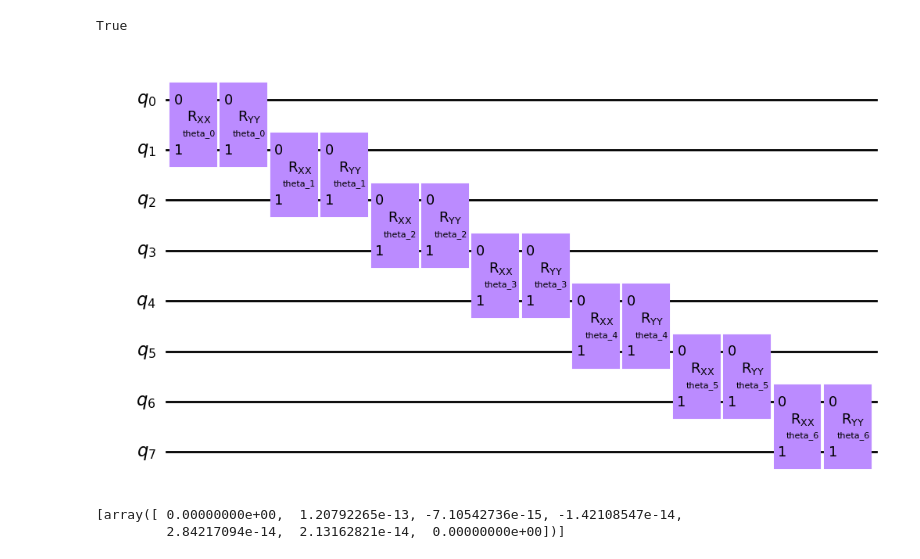
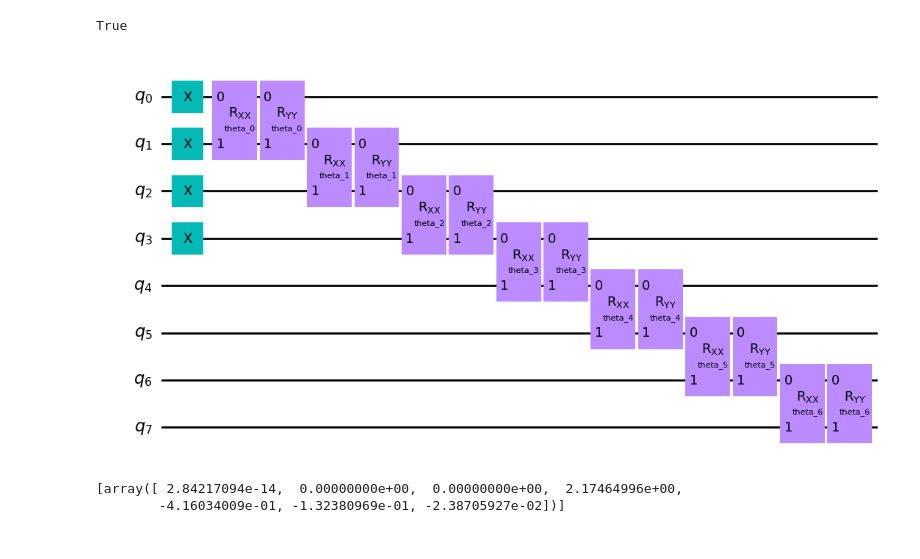
Before and after one commit to seba2390/Azurestuff, a Jupyter notebook: scripts/QUBO_to_OPERATOR.ipynb, the cells around one changed output. Cells and saved outputs as stored; diff of their text form; code cells hidden in the pictures.

```diff
--- a/scripts/QUBO_to_OPERATOR.ipynb
+++ b/scripts/QUBO_to_OPERATOR.ipynb
@@ -218,13 +218,16 @@ def get_pauli_hamiltonian(Q: np.ndarray):
 # %%
 thetas = np.random.uniform(-4*np.pi,4*np.pi,7).tolist()
 params = [Parameter(f'theta_{i}') for i in range(len(thetas))]
 qc = QuantumCircuit(8)
+k=4
+for i in range(k):
+    qc.x(i)
 for q in range(7):
     qc.rxx(params[q],q,q+1)
     qc.ryy(params[q],q,q+1)
 qc.draw('mpl')
 # %% [output]
-[figure, old version]
+[figure, new version]
 # %%
 
 
@@ -243,8 +246,8 @@ pse_grad_result = gradient.run(circuits=qc,
                                parameter_values=param_values).result().gradients
 pse_grad_result
 # %% [output]
-[array([ 0.00000000e+00,  1.20792265e-13, -7.10542736e-15, -1.42108547e-14,
-         2.84217094e-14,  2.13162821e-14,  0.00000000e+00])]
+[array([ 2.84217094e-14,  0.00000000e+00,  0.00000000e+00,  2.17464996e+00,
+        -4.16034009e-01, -1.32380969e-01, -2.38705927e-02])]
 # %%
 norms = []
 for seed in tqdm(range(100)):
```
Also changed, not shown: parts of 2 cells of this notebook, 2 other files.
